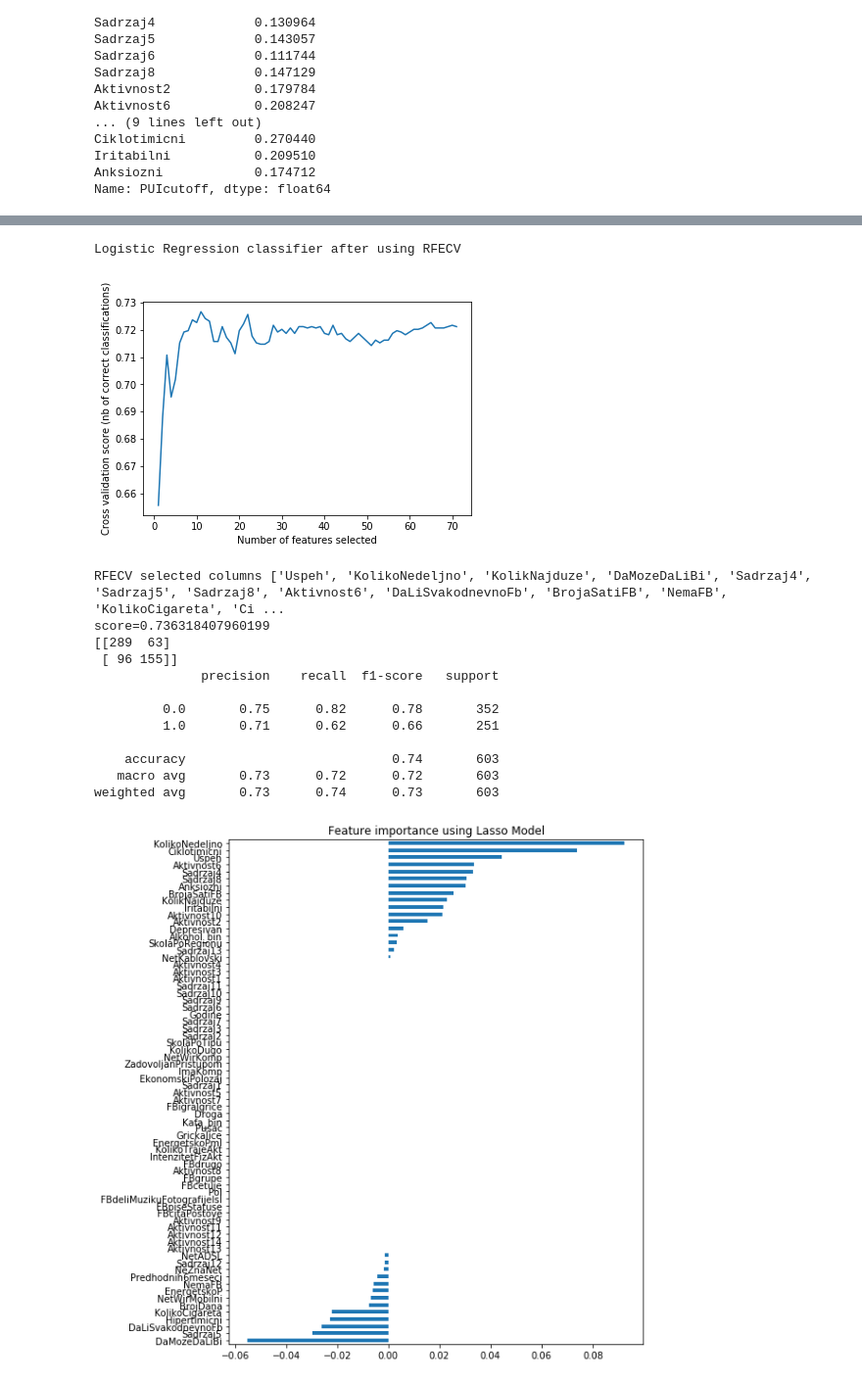
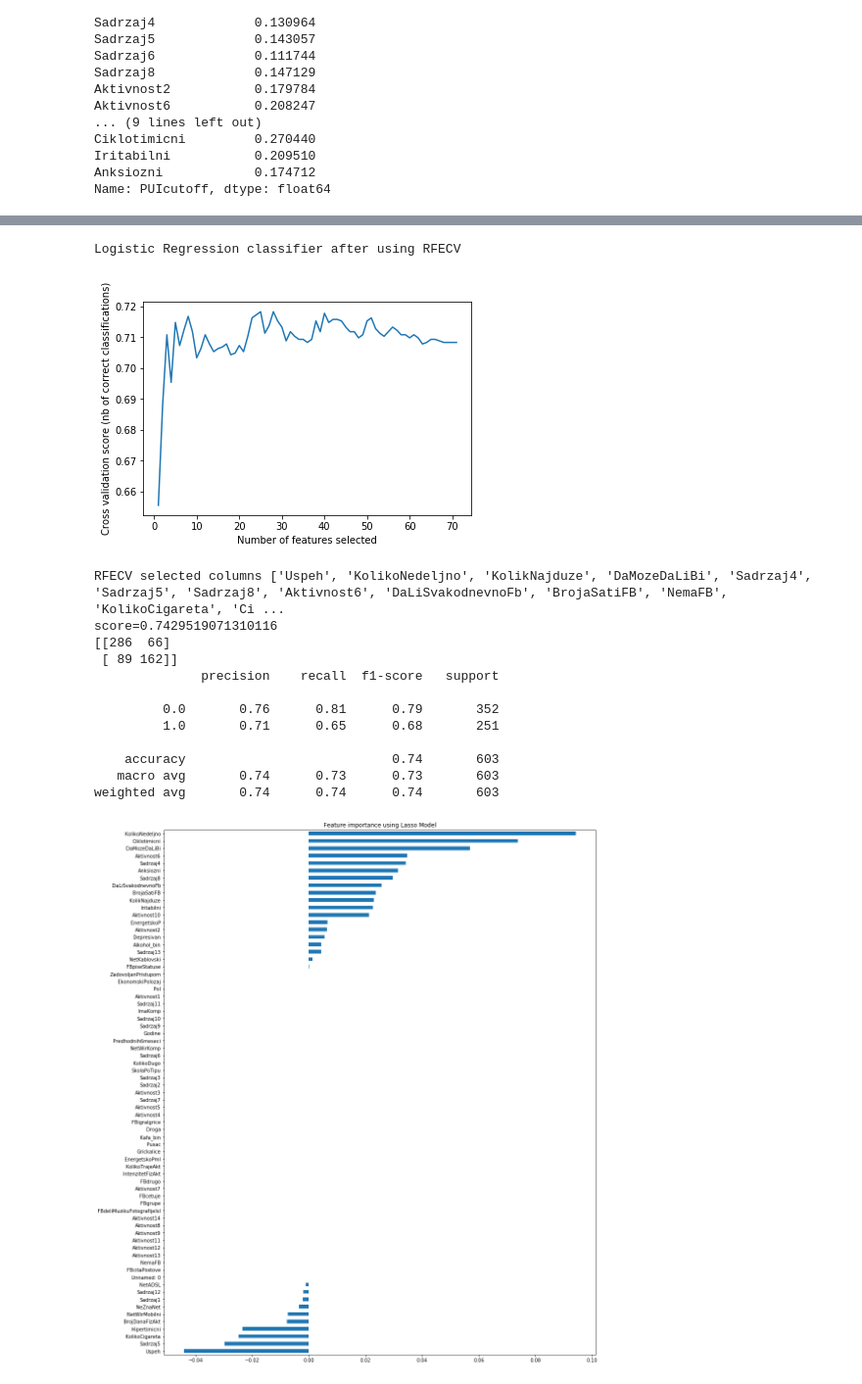
Before and after one commit to acast975/addiction, a Jupyter notebook: classification.ipynb, the cells around one changed output, grey strips where cells are left out. Shown at 98% size. Drawn from its saved outputs; the diff is of its cells as text; code cells hidden in the pictures.

Commit message:
Fix data

```diff
--- a/classification.ipynb
+++ b/classification.ipynb
@@ -17,7 +17,7 @@ from sklearn.metrics import accuracy_score, confusion_matrix, classification_rep
 import seaborn as sns
 # %%
 # loading raw data from dataset
-raw_data = pandas.read_csv('./datasets/addict.csv')
+raw_data = pandas.read_csv('./datasets/addict-fix.csv')
 
 # convert everything to numeric data
 # missing value are replaced with NoN
@@ -31,7 +31,7 @@ feature_names = [
     column for column in raw_data.columns
     if not column.startswith('TEMPS')
     and not column.startswith('Internet')
-    and column not in ['ID', 'FBupotreba', 'PROT_SADR_AKT', 'RISK_SADR_AKT', 'Temper_bin', 'NKP', 'PI', 'SPO', 'PUI', 'PUIcutoff']
+    and column not in ['ID', 'SkolaPoRegionu', 'FBupotreba', 'PROT_SADR_AKT', 'RISK_SADR_AKT', 'Temper_bin', 'NKP', 'PI', 'SPO', 'PUI', 'PUIcutoff']
 ]
 
 # class column for binary classification of addiction                 ]
@@ -216,28 +220,28 @@ print(confusion_matrix(test_class_data, test_predicted_data))
 print(classification_report(test_class_data, test_predicted_data))
 # %% [output]
 Logistic Regression classifier after using RFECV
-[figure, old version]
+[figure, new version]
 RFECV selected columns ['Uspeh', 'KolikoNedeljno', 'KolikNajduze', 'DaMozeDaLiBi', 'Sadrzaj4', 'Sadrzaj5', 'Sadrzaj8', 'Aktivnost6', 'DaLiSvakodnevnoFb', 'BrojaSatiFB', 'NemaFB', 'KolikoCigareta', 'Ci ...
-score=0.736318407960199
-[[289  63]
- [ 96 155]]
+score=0.7429519071310116
+[[286  66]
+ [ 89 162]]
               precision    recall  f1-score   support
 
-         0.0       0.75      0.82      0.78       352
-         1.0       0.71      0.62      0.66       251
+         0.0       0.76      0.81      0.79       352
+         1.0       0.71      0.65      0.68       251
 
     accuracy                           0.74       603
-   macro avg       0.73      0.72      0.72       603
-weighted avg       0.73      0.74      0.73       603
+   macro avg       0.74      0.73      0.73       603
+weighted avg       0.74      0.74      0.74       603
 # %%
 # feature selection using LassoCV
 lasso = LassoCV(cv=3)
 lasso.fit(feature_data_processed, class_data)
 coef = pandas.Series(lasso.coef_, index=feature_data_processed.columns)
 imp_coef = coef.sort_values()
-matplotlib.rcParams['figure.figsize'] = (8.0, 10.0)
+matplotlib.rcParams['figure.figsize'] = (16.0, 20.0)
 imp_coef.plot(kind="barh")
 plot.title("Feature importance using Lasso Model")
 plot.show()
 # %% [output]
-[figure, old version]
+[figure, new version]
```
Also changed, not shown: parts of 3 cells of this notebook, 3 other files.
